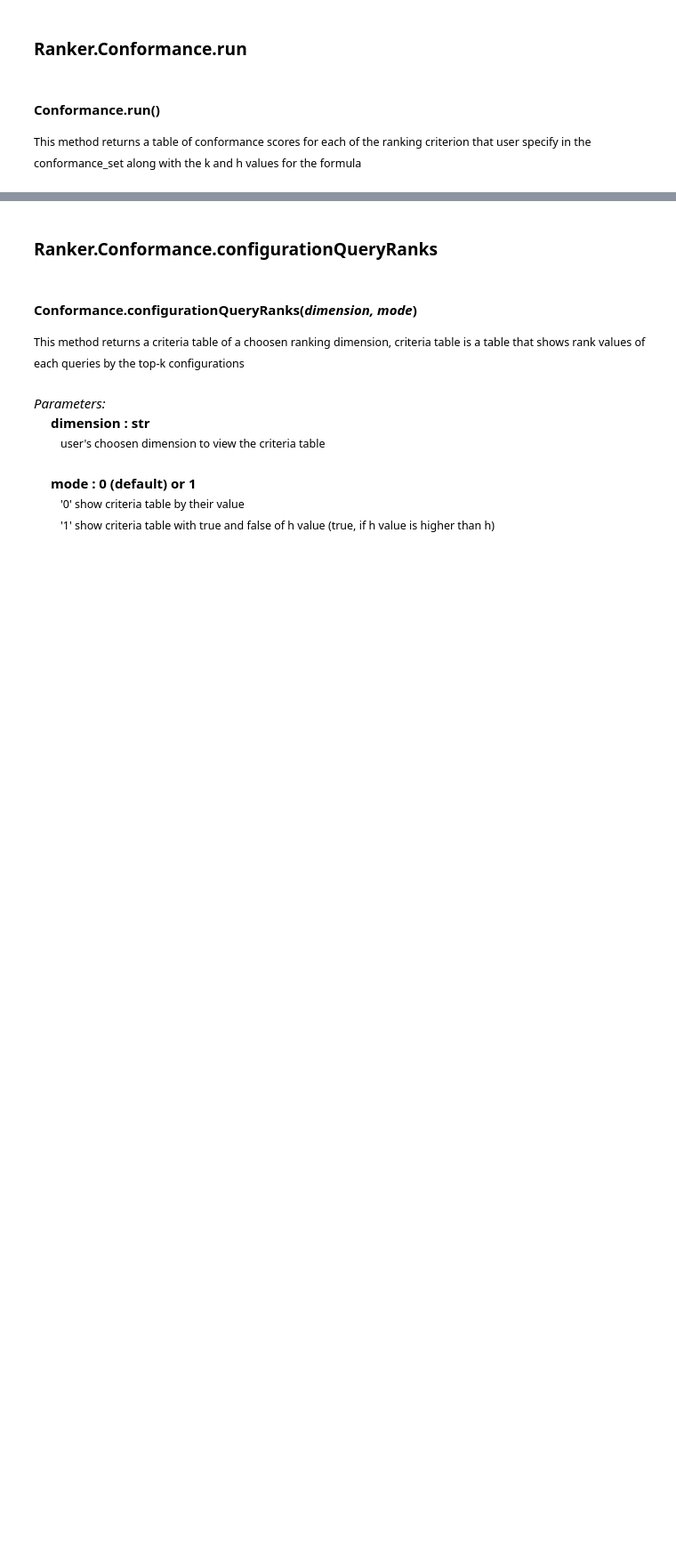
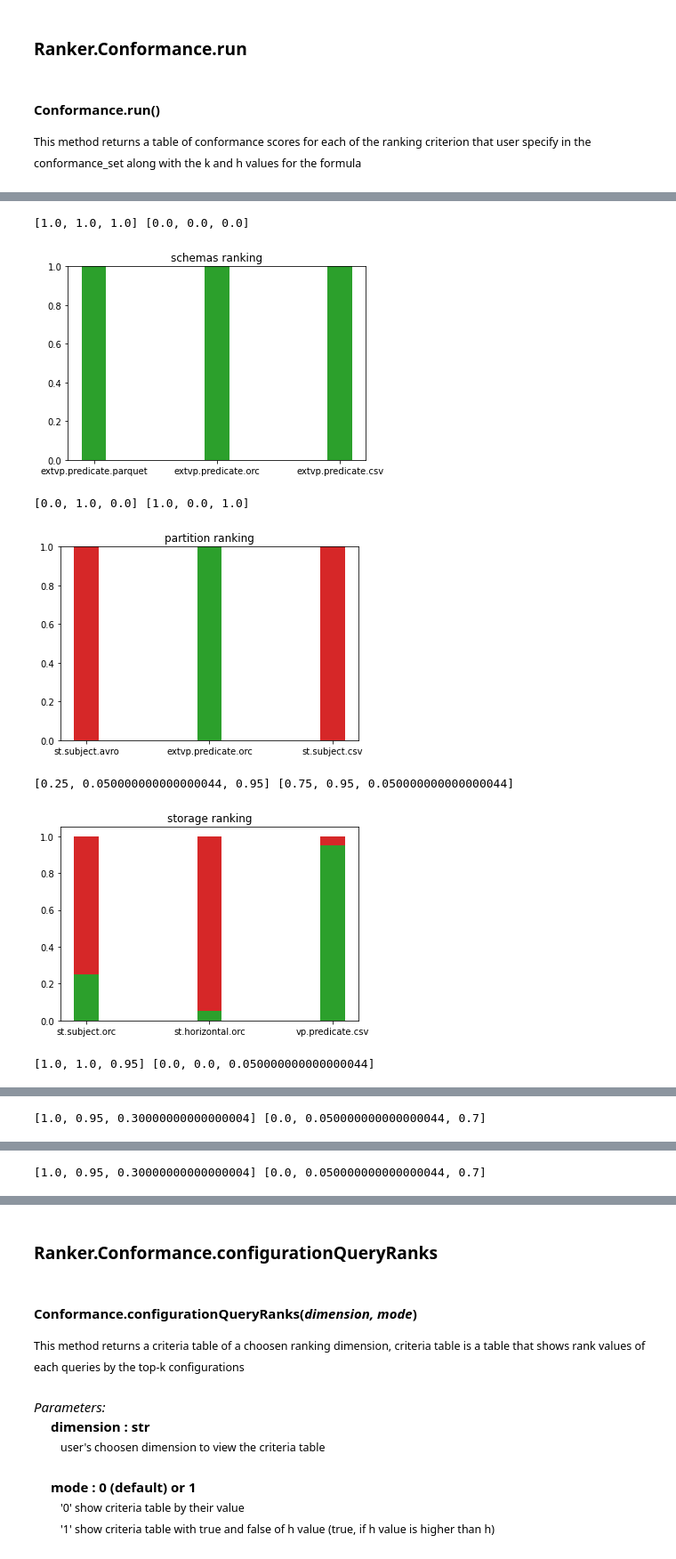
Before and after one commit to DataSystemsGroupUT/PAPyA, a Jupyter notebook: UI Module_Development/BenchRanker.ipynb, the cells around one changed output, grey strips where cells are left out. Shown at 89% size. Cells and saved outputs as stored; diff of their text form; code cells hidden in the pictures; blank space fills up the shorter version.

```diff
--- a/UI Module_Development/BenchRanker.ipynb
+++ b/UI Module_Development/BenchRanker.ipynb
@@ -274,7 +485,7 @@ In this experiment, we assume that rank sets are the dataset sizes (i.e. 100M an
 # %%
 from Ranker import Conformance
 
-conformance_set = ['schemas', 'partition', 'storage', 'paretoQ', 'paretoAgg']
+conformance_set = ['schemas', 'partition', 'storage', 'paretoQ', 'paretoAgg', "RTA"]
 conf = Conformance(config_watdiv, logs_watdiv, '250M', conformance_set, 5, 28)
 # %% [markdown]
 ### Ranker.Conformance.run
@@ -286,0 +512,10 @@ conf.run()
+# %%
+conf.plot(1)
+# %% [output]
+[1.0, 1.0, 1.0] [0.0, 0.0, 0.0]
+[figure, added]
+[0.0, 1.0, 0.0] [1.0, 0.0, 1.0]
+[figure, added]
+[0.25, 0.050000000000000044, 0.95] [0.75, 0.95, 0.050000000000000044]
+[figure, added]
+[1.0, 1.0, 0.95] [0.0, 0.0, 0.050000000000000044]
@@ -286,0 +523 @@ conf.run()
+[1.0, 0.95, 0.30000000000000004] [0.0, 0.050000000000000044, 0.7]
@@ -286,0 +525 @@ conf.run()
+[1.0, 0.95, 0.30000000000000004] [0.0, 0.050000000000000044, 0.7]
```
Also changed, not shown: parts of 37 cells of this notebook, 4 other files.
